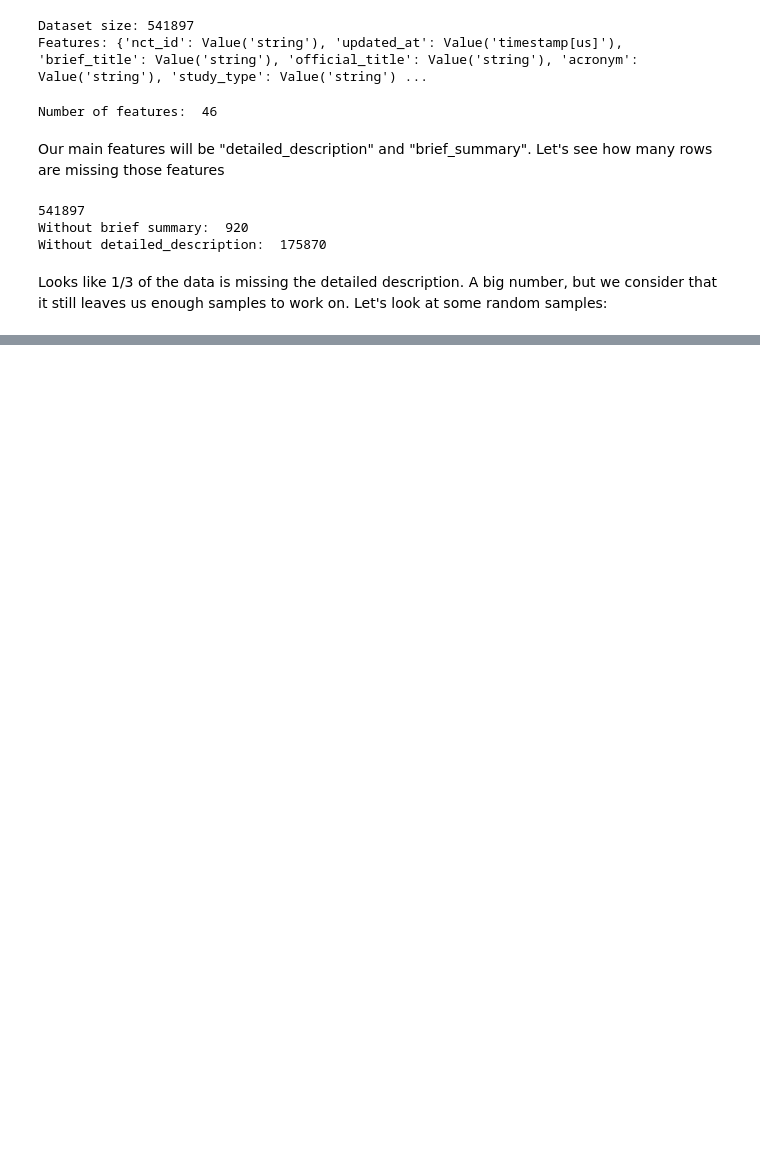
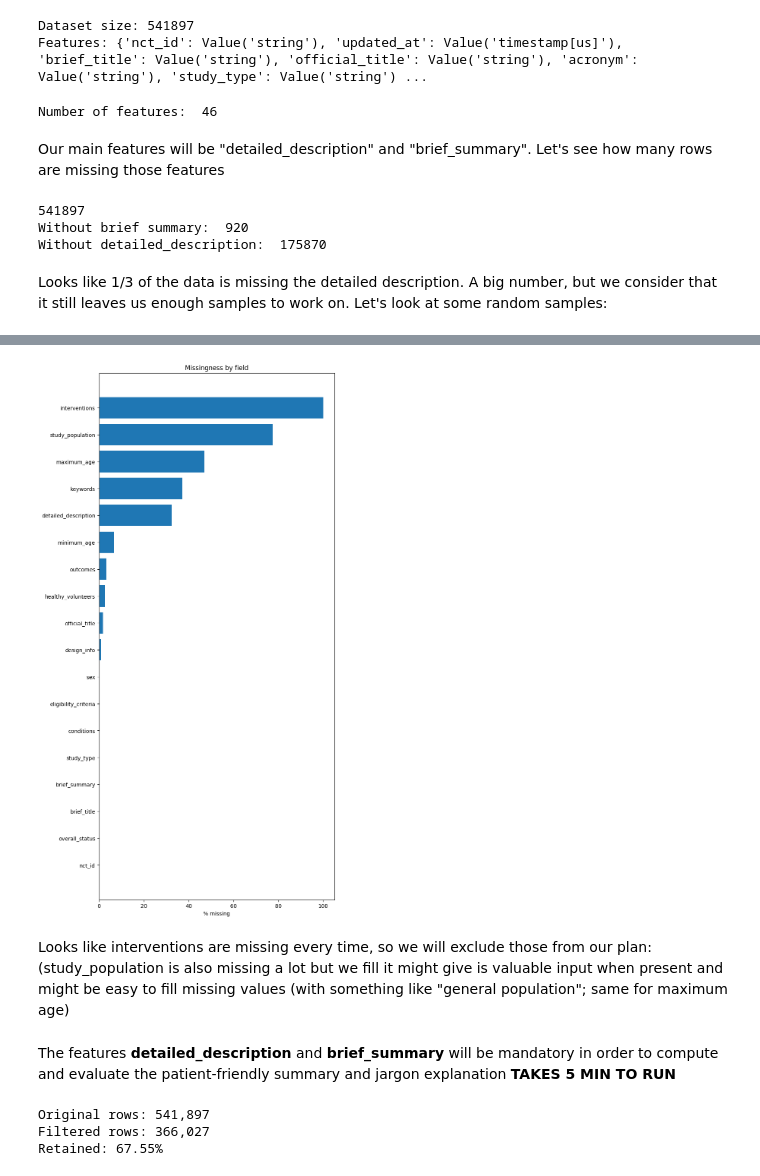
Before and after one commit to au-nlp/project-milestone-p2-group20, a Jupyter notebook: main.ipynb, the cells around one changed output, grey strips where cells are left out. Saved outputs shown, nothing was run; the diff lists cells and outputs as text; code cells hidden in the pictures; blank space fills up the shorter version.

```diff
--- a/main.ipynb
+++ b/main.ipynb
@@ -74,30 +92,30 @@ plan_rows = [
     dict(field="detailed_description", use="keep", role="primary_text", justification="Main source for simplification & summarization."),
     dict(field="brief_summary", use="keep", role="reference_text", justification="Comparison target for coverage & readability diffs."),
     dict(field="brief_title", use="keep", role="aux_text", justification="Concise signal of condition/intervention; useful for summaries."),
-    dict(field="official_title", use="optional", role="aux_text", justification="Formal title; may provide specific terminology."),
+    dict(field="official_title", use="keep", role="aux_text", justification="Formal title; may provide specific terminology."),
     dict(field="study_type", use="keep", role="metadata", justification="Context for wording (interventional vs observational)."),
     dict(field="overall_status", use="keep", role="metadata", justification="Status cues phrasing and may affect inclusion."),
-    dict(field="phases", use="keep", role="metadata", justification="Phase can inform lay explanation (e.g., late-stage confirmation)."),
+    dict(field="phases", use="drop", role="metadata", justification="Do not provide valuable information for trail description."),
     dict(field="conditions", use="keep", role="metadata", justification="Key to patient relevance; appears in the summary."),
     dict(field="minimum_age", use="keep", role="metadata", justification="Eligibility snippet (age bounds)."),
     dict(field="maximum_age", use="keep", role="metadata", justification="Eligibility snippet (age bounds)."),
     dict(field="sex", use="keep", role="metadata", justification="Eligibility snippet (sex)."),
-    dict(field="healthy_volunteers", use="optional", role="metadata", justification="May be useful for eligibility sentences."),
+    dict(field="healthy_volunteers", use="keep", role="metadata", justification="May be useful for eligibility sentences."),
     dict(field="eligibility_criteria", use="keep", role="aux_text", justification="Source for ‘for whom’ phrasing; optional extraction."),
     dict(field="lead_sponsor_name", use="optional", role="metadata", justification="Provenance; not typically in lay summary."),
     dict(field="lead_sponsor_class", use="drop", role="metadata", justification="Likely irrelevant for patient-facing text."),
     dict(field="enrollment_count", use="optional", role="metadata", justification="Contextual statistic; might be mentioned sparingly."),
     dict(field="start_date", use="optional", role="metadata", justification="Timeline context if needed."),
-    dict(field="primary_completion_date", use="optional", role="metadata", justification="Timeline context if needed."),
-    dict(field="completion_date", use="optional", role="metadata", justification="Timeline context if needed."),
-    dict(field="keywords", use="optional", role="aux_text", justification="May seed domain vocabulary/jargon detection."),
+    dict(field="primary_completion_date", use="drop", role="metadata", justification="Timeline context probably needed."),
+    dict(field="completion_date", use="drop", role="metadata", justification="Timeline context probably not needed."),
+    dict(field="keywords", use="keep", role="aux_text", justification="May seed domain vocabulary/jargon detection."),
     dict(field="locations", use="optional", role="metadata", justification="High-level geography; not always needed in summary."),
     dict(field="overall_officials", use="drop", role="metadata", justification="Low value for lay summary text."),
     dict(field="outcomes", use="keep", role="metadata", justification="Primary/secondary measures inform ‘what is measured’."),
     dict(field="design_info", use="keep", role="metadata", justification="Randomization/masking/purpose → plain-language explanation."),
     dict(field="mesh_terms", use="optional", role="metadata", justification="Useful for controlled vocabulary/jargon mapping."),
-    dict(field="condition_browse_module", use="optional", role="metadata", justification="Taxonomy signs; optional for analysis."),
-    dict(field="intervention_browse_module", use="optional", role="metadata", justification="Taxonomy signs; optional for analysis."),
+    dict(field="condition_browse_module", use="drop", role="metadata", justification="Taxonomy signs; probably not needed."),
+    dict(field="intervention_browse_module", use="drop", role="metadata", justification="Taxonomy signs; probably not."),
     dict(field="why_stopped", use="optional", role="metadata", justification="If terminated, can inform a cautionary note in summary."),
     dict(field="expanded_access_info", use="drop", role="metadata", justification="Out-of-scope for lay summary generation."),
     dict(field="org_study_id_info", use="drop", role="metadata", justification="Administrative; not needed for text generation."),
@@ -118,7 +136,7 @@ plan_rows = [
     dict(field="study_population", use="keep", role="metadata", justification="Summary of the needed study population."),
 ]
 plan_df = pd.DataFrame(plan_rows, columns=["field","use","role","justification"])
-len(plan_df)
+print(len(plan_df))
 plan_df.to_csv("feature_plan.csv", index=False)
 
 def df_to_markdown(df: pd.DataFrame) -> str:
@@ -146,0 +240,12 @@ print(plan_df.to_markdown(index=False))
+# %%
+# 2.4 Visualize missingness (top 30 by % missing)
+plt.figure(figsize=(8, len(missing_df)))
+plt.barh(missing_df["field"], missing_df["pct_missing"])
+plt.gca().invert_yaxis()
+plt.xlabel("% missing")
+plt.title("Missingness by field")
+plt.show()
+# %% [output]
+[figure, added]
+# %% [markdown]
+Looks like interventions are missing every time, so we will exclude those from our plan: (study_population is also missing a lot but we fill it might give is valuable input when present and might be easy to fill missing values (with something like "general population"; same for maximum age)
@@ -146,0 +259,31 @@ print(plan_df.to_markdown(index=False))
+# %% [markdown]
+The features **detailed_description** and **brief_summary** will be mandatory in order to compute and evaluate the patient-friendly summary and jargon explanation **TAKES 5 MIN TO RUN**
+# %%
+# 2.5 Decide & apply filters for a high-quality working dataset
+# Rules (adjust if you prefer):
+# - Must have non-empty detailed_description (primary text)
+# - Optionally require brief_summary for later comparison (set require_brief_summary=True to enforce)
+require_brief_summary = True
+
+primary_text_field = plan_df.query("role == 'primary_text' and use == 'keep'")["field"].iloc[0]
+ref_text_field = "brief_summary" if "brief_summary" in dataset.column_names else None
+
+def row_ok(example):
+    if is_missing_value(example.get(primary_text_field, None)):
+        return False
+    if require_brief_summary and ref_text_field and is_missing_value(example.get(ref_text_field, None)):
+        return False
+    return True
+
+filtered_ds = dataset.filter(row_ok)
+
+print(f"Original rows: {len(dataset):,}")
+print(f"Filtered rows: {len(filtered_ds):,}")
+print(f"Retained: {100.0*len(filtered_ds)/len(dataset):.2f}%")
+
+# Keep a reference for later steps
+work_ds = filtered_ds
+# %% [output]
+Original rows: 541,897
+Filtered rows: 366,027
+Retained: 67.55%
```
Also changed, not shown: parts of 32 cells of this notebook, 1 other file.
